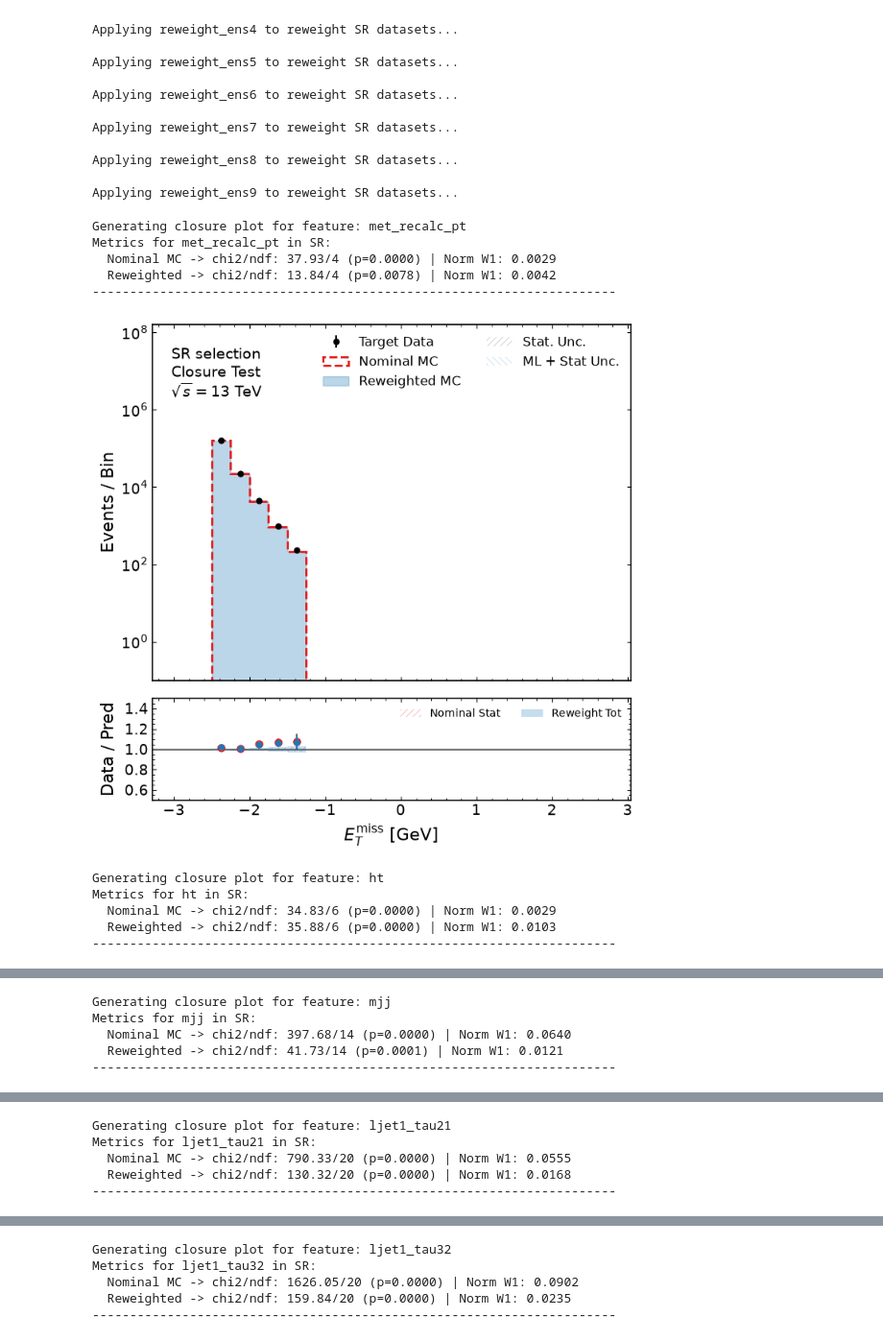
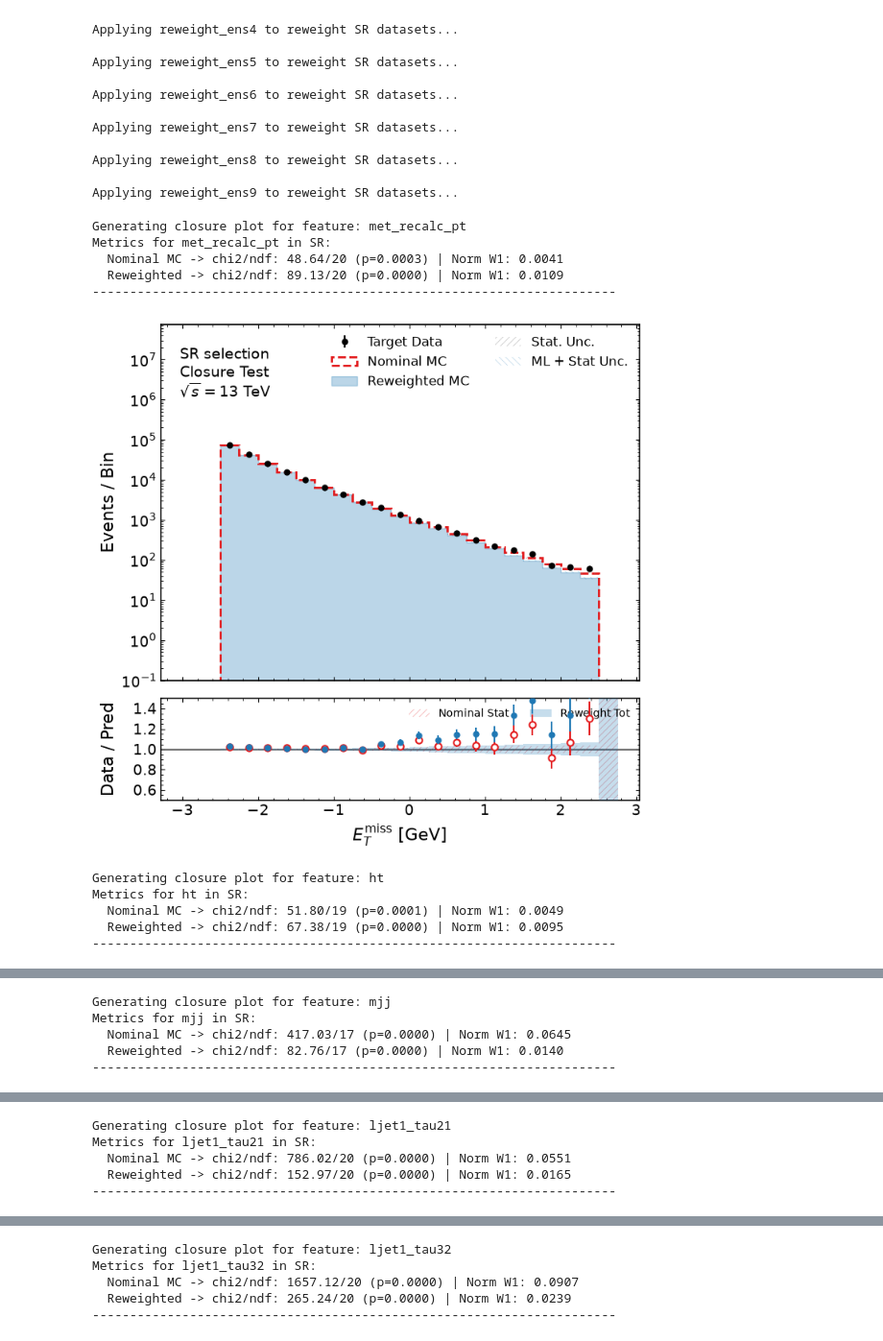
Before and after one commit to sherkaicode/OpenData, a Jupyter notebook: 3_NRAD_TRAIN_Reweight_ver2.ipynb, the cells around one changed output, grey strips where cells are left out. Shown at 96% size. Drawn from its saved outputs; the diff is of its cells as text; code cells hidden in the pictures.

Commit message:
Reweight Model Code Final

```diff
--- a/3_NRAD_TRAIN_Reweight_ver2.ipynb
+++ b/3_NRAD_TRAIN_Reweight_ver2.ipynb
@@ -16,7 +16,7 @@ selection = "ATLAS"
 dataset_path = f"Final_Dataset_{selection}"
 model_path = f"Models_Extrapolation_{selection}_Final"
 config_path = "configs"
-save_samples = False
+save_samples = True
 os.makedirs(model_path, exist_ok=True)
 
 device = torch.device("cpu")
@@ -29,7 +29,7 @@ features_to_train = [
 
 N_ENSEMBLES = 10
 
-WEIGHT_COL_NAME = "final_weight"
+WEIGHT_COL_NAME = "scaled_weight"
 # %% [output]
 Using device: cpu
 # %% [markdown]
@@ -45,5 +45,5 @@ print(len(data_train))
 # %%
-train_model = False
+train_model = True
 
 if train_model:
     USE_WEIGHTS = True
@@ -232,7 +249,7 @@ from matplotlib import gridspec, ticker
 from scipy.stats import chi2 as chi2_stat
 from scipy.stats import wasserstein_distance
 
-def plot_closure(region_name: str, df_mc: pl.DataFrame, df_data: pl.DataFrame, feature: str, force_log: bool = False):
+def plot_closure(region_name: str, df_mc: pl.DataFrame, df_data: pl.DataFrame, feature: str, initial_weight_name:str, force_log: bool = False):
 
     # Thesis/Publication styling settings
     plt.rcParams.update({
@@ -274,10 +291,10 @@ def plot_closure(region_name: str, df_mc: pl.DataFrame, df_data: pl.DataFrame, f
         return
 
     # Extract Weights
-    data_weight_col = "final_weight" if "final_weight" in df_data.columns else ("raw_weights" if "raw_weights" in df_data.columns else None)
-    data_weights = df_data.get_column(data_weight_col).to_numpy() if data_weight_col else np.ones_like(data_arr)
+    # data_weight_col = "final_weight" if "final_weight" in df_data.columns else ("raw_weights" if "raw_weights" in df_data.columns else None)
+    data_weights = np.ones_like(data_arr)
 
-    raw_weights_mc = df_mc.get_column(WEIGHT_COL_NAME).to_numpy()
+    raw_weights_mc = df_mc.get_column(initial_weight_name).to_numpy()
 
     # Setup Figure Layout
     fig = plt.figure(figsize=(8, 8))
@@ -548,7 +565,7 @@ df_mc_cr = pl.from_pandas(mc_cr)
 
 for feature in features_to_train:
     print(f"\nGenerating closure plot for feature: {feature}")
-    plot_closure("CR", df_mc_cr, df_data_cr, feature)
+    plot_closure("CR", df_mc_cr, df_data_cr, feature, WEIGHT_COL_NAME)
 # %% [output]
 Generating closure plot for feature: met_recalc_pt
 Metrics for met_recalc_pt in CR:
@@ -643,19 +666,19 @@ Applying reweight_ens9 to reweight SR datasets...
 # %%
 df_data_sr = pl.from_pandas(data_sr)
 df_mc_sr = pl.from_pandas(mc_sr)
 
 for feature in features_to_train:
     print(f"\nGenerating closure plot for feature: {feature}")
-    plot_closure("SR", df_mc_sr, df_data_sr, feature)
+    plot_closure("SR", df_mc_sr, df_data_sr, feature, "final_weight")
 # %% [output]
 Generating closure plot for feature: met_recalc_pt
 Metrics for met_recalc_pt in SR:
-  Nominal MC -> chi2/ndf: 37.93/4 (p=0.0000) | Norm W1: 0.0029
-  Reweighted -> chi2/ndf: 13.84/4 (p=0.0078) | Norm W1: 0.0042
+  Nominal MC -> chi2/ndf: 48.64/20 (p=0.0003) | Norm W1: 0.0041
+  Reweighted -> chi2/ndf: 89.13/20 (p=0.0000) | Norm W1: 0.0109
 ----------------------------------------------------------------------
-[figure, old version]
+[figure, new version]
 Generating closure plot for feature: ht
 Metrics for ht in SR:
-  Nominal MC -> chi2/ndf: 34.83/6 (p=0.0000) | Norm W1: 0.0029
-  Reweighted -> chi2/ndf: 35.88/6 (p=0.0000) | Norm W1: 0.0103
+  Nominal MC -> chi2/ndf: 51.80/19 (p=0.0001) | Norm W1: 0.0049
+  Reweighted -> chi2/ndf: 67.38/19 (p=0.0000) | Norm W1: 0.0095
 ----------------------------------------------------------------------
@@ -663,5 +686,5 @@ Metrics for ht in SR:
 Generating closure plot for feature: mjj
 Metrics for mjj in SR:
-  Nominal MC -> chi2/ndf: 397.68/14 (p=0.0000) | Norm W1: 0.0640
-  Reweighted -> chi2/ndf: 41.73/14 (p=0.0001) | Norm W1: 0.0121
+  Nominal MC -> chi2/ndf: 417.03/17 (p=0.0000) | Norm W1: 0.0645
+  Reweighted -> chi2/ndf: 82.76/17 (p=0.0000) | Norm W1: 0.0140
 ----------------------------------------------------------------------
@@ -669,5 +692,5 @@ Metrics for mjj in SR:
 Generating closure plot for feature: ljet1_tau21
 Metrics for ljet1_tau21 in SR:
-  Nominal MC -> chi2/ndf: 790.33/20 (p=0.0000) | Norm W1: 0.0555
-  Reweighted -> chi2/ndf: 130.32/20 (p=0.0000) | Norm W1: 0.0168
+  Nominal MC -> chi2/ndf: 786.02/20 (p=0.0000) | Norm W1: 0.0551
+  Reweighted -> chi2/ndf: 152.97/20 (p=0.0000) | Norm W1: 0.0165
 ----------------------------------------------------------------------
@@ -675,5 +698,5 @@ Metrics for ljet1_tau21 in SR:
 Generating closure plot for feature: ljet1_tau32
 Metrics for ljet1_tau32 in SR:
-  Nominal MC -> chi2/ndf: 1626.05/20 (p=0.0000) | Norm W1: 0.0902
-  Reweighted -> chi2/ndf: 159.84/20 (p=0.0000) | Norm W1: 0.0235
+  Nominal MC -> chi2/ndf: 1657.12/20 (p=0.0000) | Norm W1: 0.0907
+  Reweighted -> chi2/ndf: 265.24/20 (p=0.0000) | Norm W1: 0.0239
 ----------------------------------------------------------------------
```
Also changed, not shown: parts of 9 cells of this notebook.
